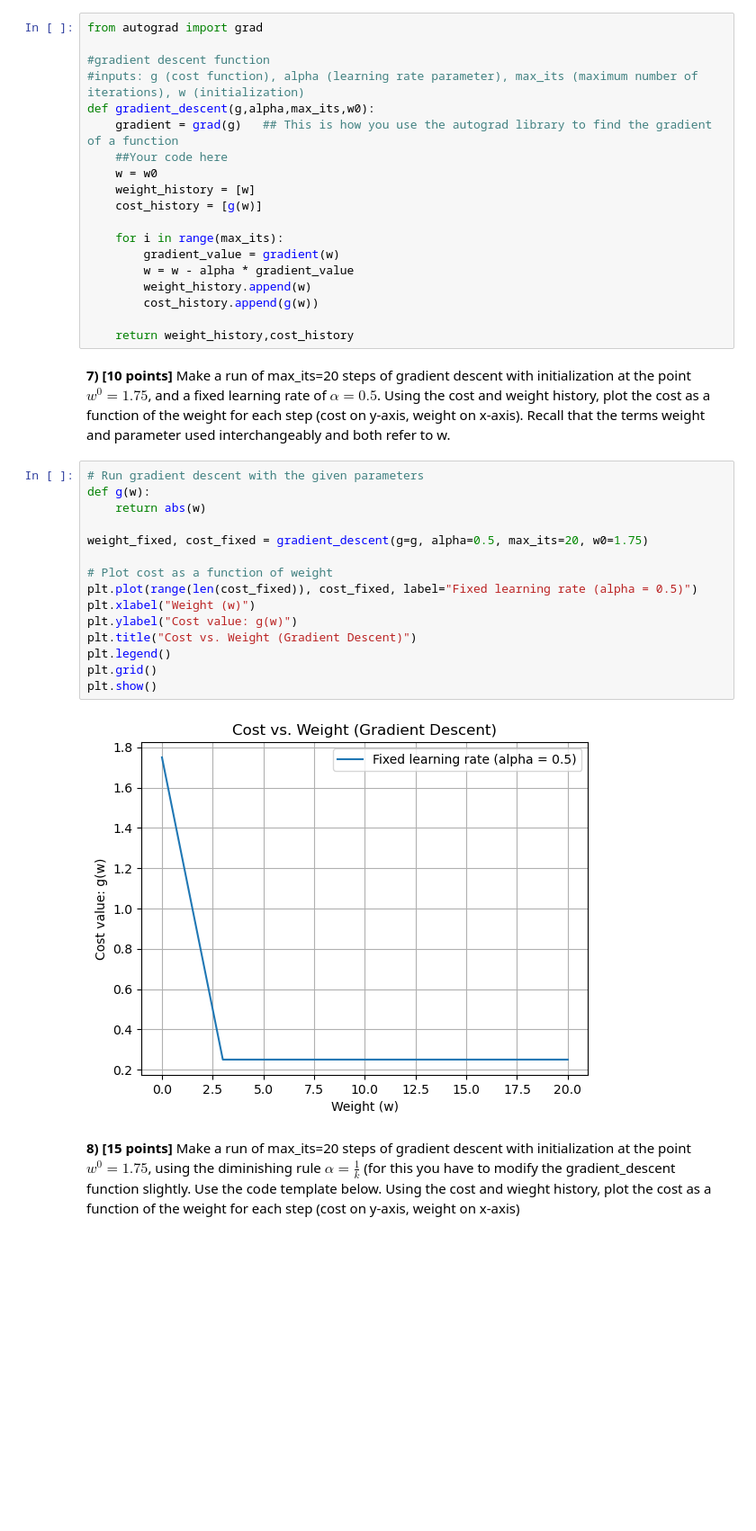
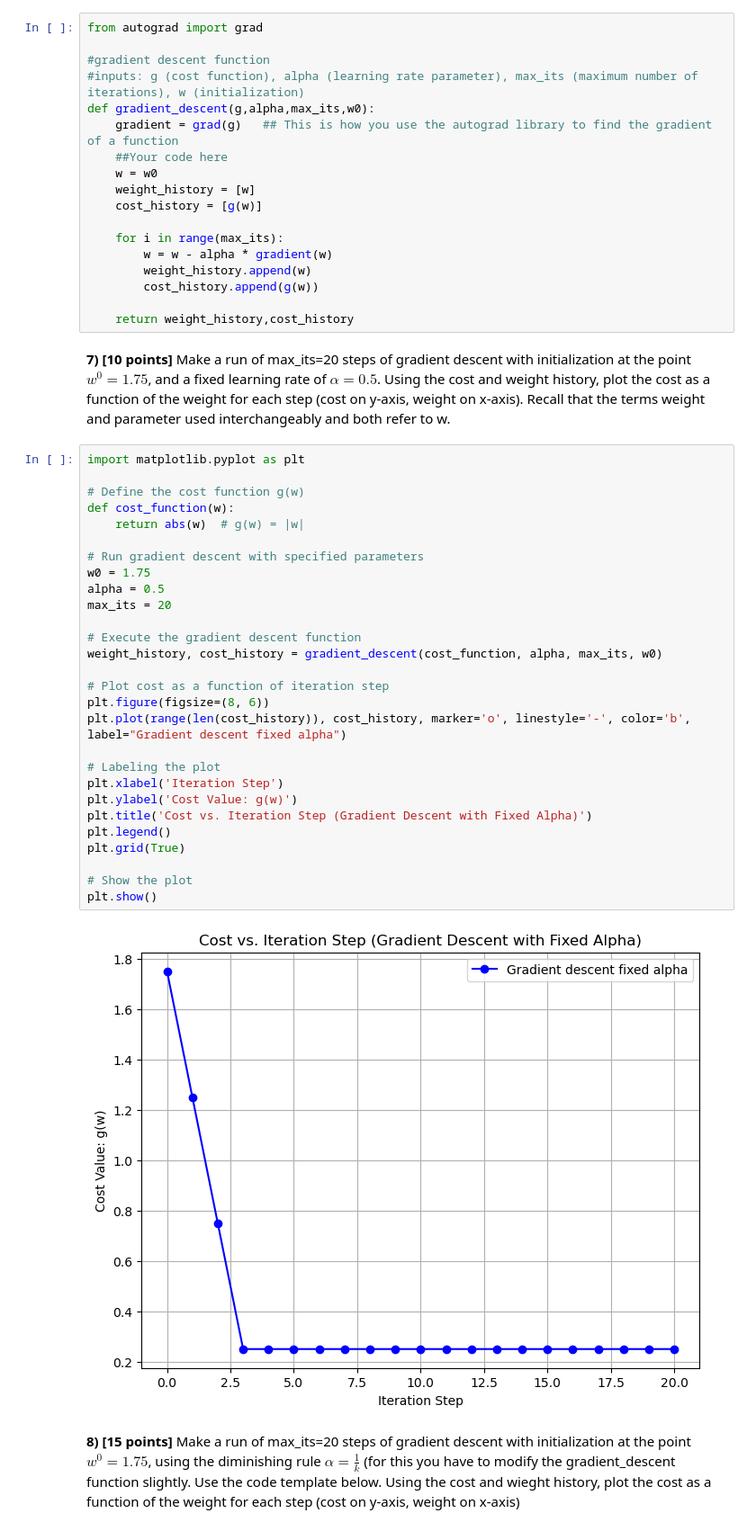
Before and after one commit to juliangus12/COSC74, a Jupyter notebook: HW1.ipynb, the cells around one changed output. Shown: that part at 90% size. Cells and saved outputs as stored; diff of their text form; blank space fills up the shorter version.

```diff
--- a/HW1.ipynb
+++ b/HW1.ipynb
@@ -122,8 +124,7 @@ def gradient_descent(g,alpha,max_its,w0):
     cost_history = [g(w)]
 
     for i in range(max_its):
-        gradient_value = gradient(w)
-        w = w - alpha * gradient_value
+        w = w - alpha * gradient(w)
         weight_history.append(w)
         cost_history.append(g(w))
 
@@ -131,22 +132,35 @@ def gradient_descent(g,alpha,max_its,w0):
 # %% [markdown]
 **7) [10 points]** Make a run of max_its=20 steps of gradient descent with initialization at the point $w^0 = 1.75$, and a fixed learning rate of $\alpha = 0.5$. Using the cost and weight history, plot the cost as a function of the weight for each step (cost on y-axis, weight on x-axis). Recall that the terms weight and parameter used interchangeably and both refer to w.
 # %%
-# Run gradient descent with the given parameters
-def g(w):
-    return abs(w)
+import matplotlib.pyplot as plt
 
-weight_fixed, cost_fixed = gradient_descent(g=g, alpha=0.5, max_its=20, w0=1.75)
+# Define the cost function g(w)
+def cost_function(w):
+    return abs(w)  # g(w) = |w|
 
-# Plot cost as a function of weight
-plt.plot(range(len(cost_fixed)), cost_fixed, label="Fixed learning rate (alpha = 0.5)")
-plt.xlabel("Weight (w)")
-plt.ylabel("Cost value: g(w)")
-plt.title("Cost vs. Weight (Gradient Descent)")
+# Run gradient descent with specified parameters
+w0 = 1.75
+alpha = 0.5
+max_its = 20
+
+# Execute the gradient descent function
+weight_history, cost_history = gradient_descent(cost_function, alpha, max_its, w0)
+
+# Plot cost as a function of iteration step
+plt.figure(figsize=(8, 6))
+plt.plot(range(len(cost_history)), cost_history, marker='o', linestyle='-', color='b', label="Gradient descent fixed alpha")
+
+# Labeling the plot
+plt.xlabel('Iteration Step')
+plt.ylabel('Cost Value: g(w)')
+plt.title('Cost vs. Iteration Step (Gradient Descent with Fixed Alpha)')
 plt.legend()
-plt.grid()
+plt.grid(True)
+
+# Show the plot
 plt.show()
 # %% [output]
-[figure, old version]
+[figure, new version]
 # %% [markdown]
 **8) [15 points]** Make a run of max_its=20 steps of gradient descent with initialization at the point $w^0 = 1.75$, using the diminishing rule $\alpha = \frac{1}{k}$ (for this you have to modify the gradient_descent function slightly. Use the code template below. Using the cost and wieght history, plot the cost as a function of the weight for each step (cost on y-axis, weight on x-axis)
 # %%
```
Also changed, not shown: parts of 12 cells of this notebook.
